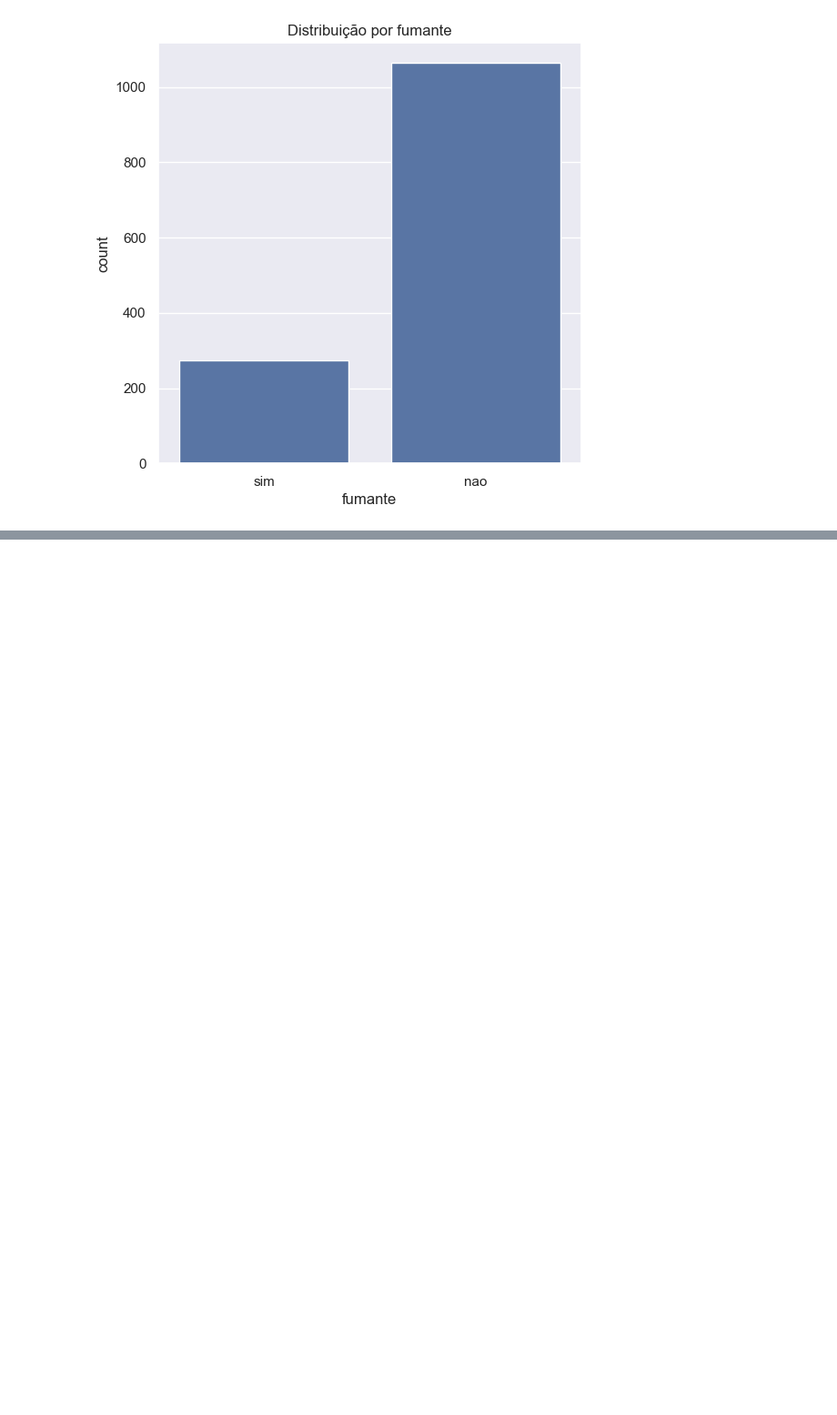
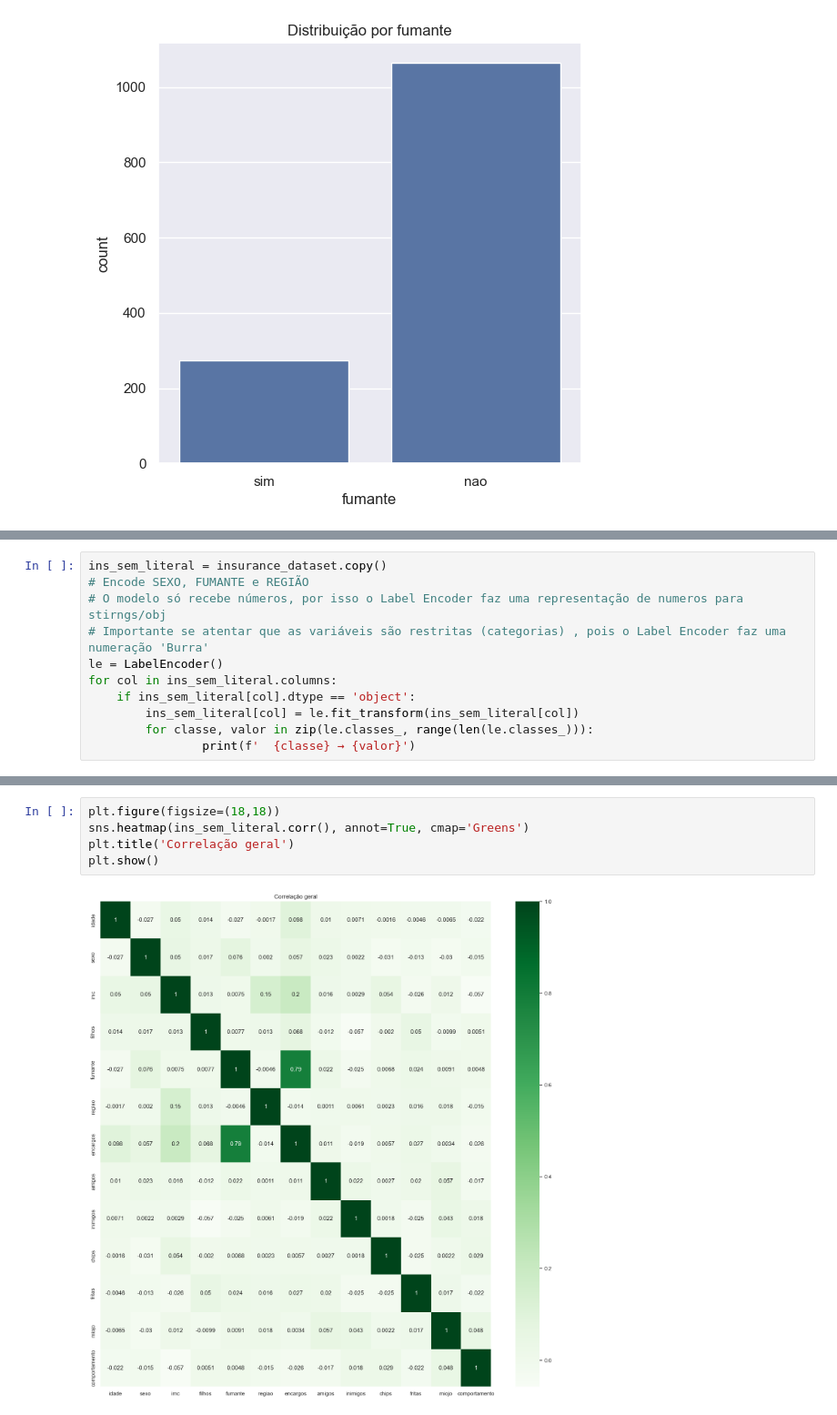
Before and after one commit to WilliamYizima/POS-4IADT, a Jupyter notebook: V1-Project-001.ipynb, the cells around one changed output, grey strips where cells are left out. Shown at 91% size. Saved outputs shown, nothing was run; the diff lists cells and outputs as text; blank space fills up the shorter version.

```diff
--- a/V1-Project-001.ipynb
+++ b/V1-Project-001.ipynb
@@ -329,0 +398,11 @@ plt.show()
+# %%
+ins_sem_literal = insurance_dataset.copy()
+# Encode SEXO, FUMANTE e REGIÃO
+# O modelo só recebe números, por isso o Label Encoder faz uma representação de numeros para stirngs/obj
+# Importante se atentar que as variáveis são restritas (categorias) , pois o Label Encoder faz uma numeração 'Burra'
+le = LabelEncoder()
+for col in ins_sem_literal.columns:
+    if ins_sem_literal[col].dtype == 'object':
+        ins_sem_literal[col] = le.fit_transform(ins_sem_literal[col])
+        for classe, valor in zip(le.classes_, range(len(le.classes_))):
+                print(f'  {classe} → {valor}')
@@ -329,0 +419,7 @@ plt.show()
+# %%
+plt.figure(figsize=(18,18))
+sns.heatmap(ins_sem_literal.corr(), annot=True, cmap='Greens')
+plt.title('Correlação geral')
+plt.show()
+# %% [output]
+[figure, added]
```
Also changed, not shown: parts of 55 cells of this notebook, 2 other files.
